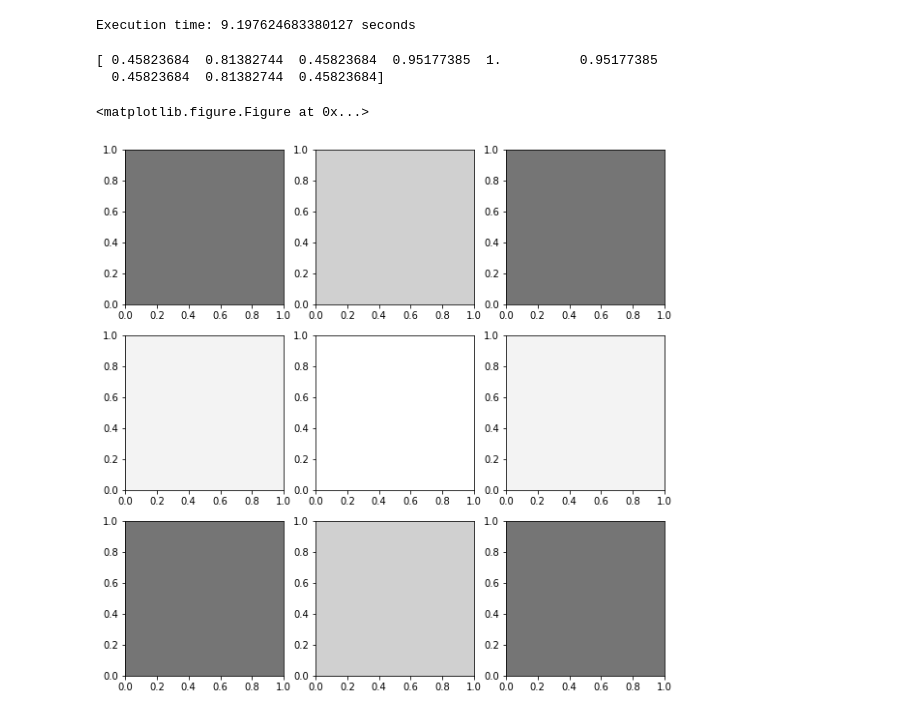
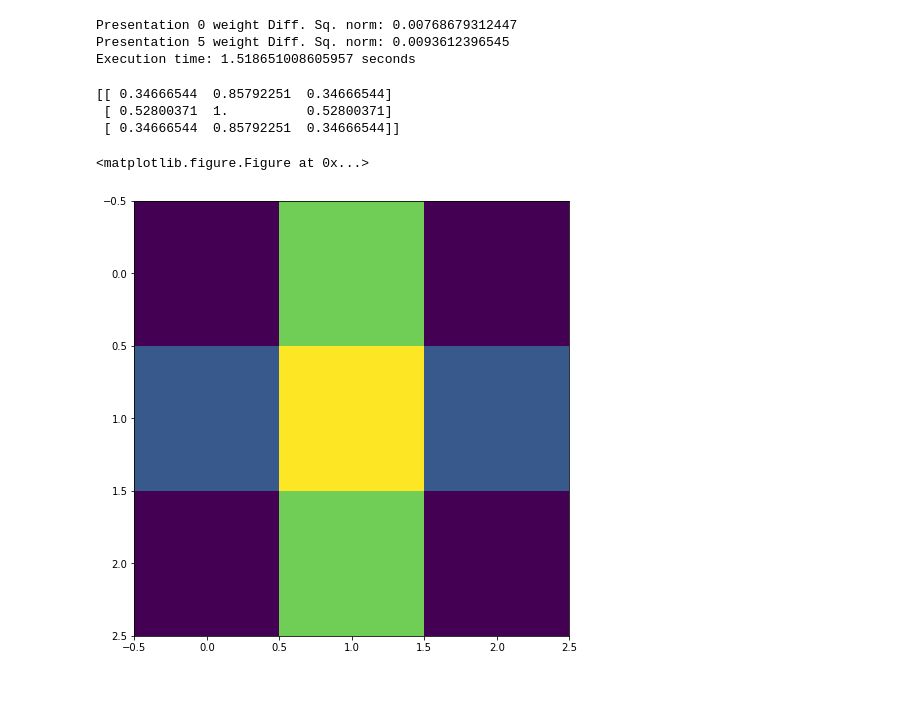
Before and after one commit to CNS-OIST/draculab, a Jupyter notebook: test3.ipynb, the cells around one changed output. Cells and saved outputs as stored; diff of their text form; code cells hidden in the pictures; blank space fills up the shorter version.

Commit message:
Fixed network.connect, adding new conn_spec rules. Improved test3.ipynb.

```diff
--- a/test3.ipynb
+++ b/test3.ipynb
@@ -34,7 +34,7 @@ def plot_stuff(data, fig):
 #from matplotlib import pyplot as plt
 ################# TEST 1 ####################
 ######### 1) Create a network
-net_params = {'min_delay' : 0.1, 'min_buff_size' : 4 } # parameter dictionary for the network
+net_params = {'min_delay' : 0.05, 'min_buff_size' : 4 } # parameter dictionary for the network
 n1 = network(net_params)
 
 ######### 2) Put some units in the network
@@ -50,7 +50,7 @@ unit = n1.create(1,pars) # creating one linear unit
 ######### 3) Connect the units in the network
 conn_spec = {'rule' : 'all_to_all', 'delay' : 1.,
              'allow_autapses' : False} # connection specification dictionary
-syn_pars = {'init_w' : 0.2, 'lrate' : 0.01,
+syn_pars = {'init_w' : 0.2, 'lrate' : 0.05,
             'type' : synapse_types.oja} # synapse parameters dictionary
 n1.connect(inputs, unit, conn_spec, syn_pars)
 
@@ -81,15 +81,15 @@ patterns[1] = np.array([0., 0., 0., 1., 1., 1., 0., 0., 0.])/3.
 patterns[2] = np.array([1., 0., 1., 0., 0., 0., 1., 0., 1.])/4.
 patterns[3] = np.array([0., 1., 0., 1., 0., 1., 0., 1., 0.])/4.
 
-n_pres = 100  # number of times some pattern will be presented
-t_pat = 10.
+n_pres = 10  # number of times some pattern will be presented
+t_pat = 10. # as above
 t_trans = 4.
 c = 1/t_trans # auxiliary variable
 pats = range(4) # auxiliary variable
 cur_pat = np.random.choice(pats)  # pattern currently presented
 next_pat = np.random.choice(pats) # next pattern to be presented
 last_t = 0.
-
+weights = np.array(n1.units[9].get_weights(n1.sim_time)) # initial weights of the linear unit
 start_time = time.time()
 
 def make_fun1(idx):
@@ -119,6 +119,7 @@ plt.ion()
 for pres in range(n_pres):
 # For each cycle you'll set the input functions and simulate, once with a single pattern,
 # once with a mix of patterns, as described above
+
     # first, we present a single pattern
     for u in range(9):
         n1.units[inputs[u]].set_function( make_fun1(u) )
@@ -128,6 +129,8 @@ for pres in range(n_pres):
 
     #plot_stuff(sim_dat,fig)
     #input('Fixed pattern presented: ' + str(cur_pat))
+    #plt.plot(sim_dat[0], sim_dat[1][9])
+    #plt.show()
 
     # now one pattern turns into the next
     for u in range(9):
@@ -136,28 +139,46 @@ for pres in range(n_pres):
     sim_dat = n1.run(t_trans) # simulating
 
     #plot_stuff(sim_dat,fig)
+    #input('Transitioned to pattern: ' + str(next_pat))
+    #plt.plot(sim_dat[0], sim_dat[1][9])
     #plt.show()
-    #input('Transitioned to pattern: ' + str(next_pat))
 
+    # choose the pattern you'll present next
     cur_pat = next_pat
     next_pat = np.random.choice(pats)
 
+    new_weights = np.array(n1.units[9].get_weights(n1.sim_time))
+    weight_diff = new_weights - weights
+    weights = new_weights
+    if pres%5 == 0:
+        print('Presentation ' + str(pres) + ' weight Diff. Sq. norm: ' + str(sum(weight_diff*weight_diff)))
+
 print('Execution time: %s seconds' % (time.time() - start_time))
 # %% [output]
-Execution time: 9.197624683380127 seconds
+Presentation 0 weight Diff. Sq. norm: 0.00768679312447
+Presentation 5 weight Diff. Sq. norm: 0.0093612396545
+Execution time: 1.518651008605957 seconds
 # %%
+from mpl_toolkits.axes_grid1 import ImageGrid
 weights = n1.units[9].get_weights(n1.sim_time)
 weights = weights/max(weights)
-print(weights)
-fig2 = plt.figure(figsize=(10,10))
+fig2 = plt.figure(figsize=(8,8))
+weights.shape = 3, 3
+grid = ImageGrid(fig2, 111, nrows_ncols=(1,1))
+grid[0].imshow(weights)
+
+'''
 for axi in range(9):
     ax = fig2.add_subplot(3,3,axi+1)
     rect = ax.patch
     rect.set_facecolor(str(weights[axi]))
 
 plt.show()
+'''
+print(weights)
 # %% [output]
-[ 0.45823684  0.81382744  0.45823684  0.95177385  1.          0.95177385
-  0.45823684  0.81382744  0.45823684]
+[[ 0.34666544  0.85792251  0.34666544]
+ [ 0.52800371  1.          0.52800371]
+ [ 0.34666544  0.85792251  0.34666544]]
 <matplotlib.figure.Figure at 0x...>
-[figure, old version]
+[figure, new version]
```
Also changed, not shown: parts of 3 cells of this notebook, 2 other files.
